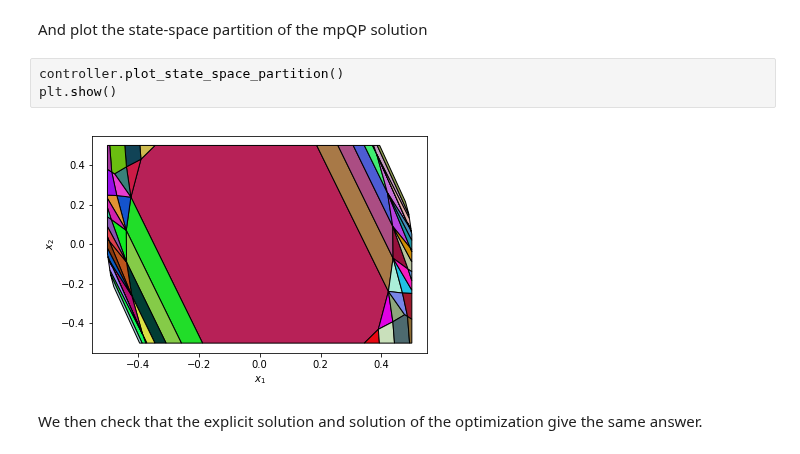
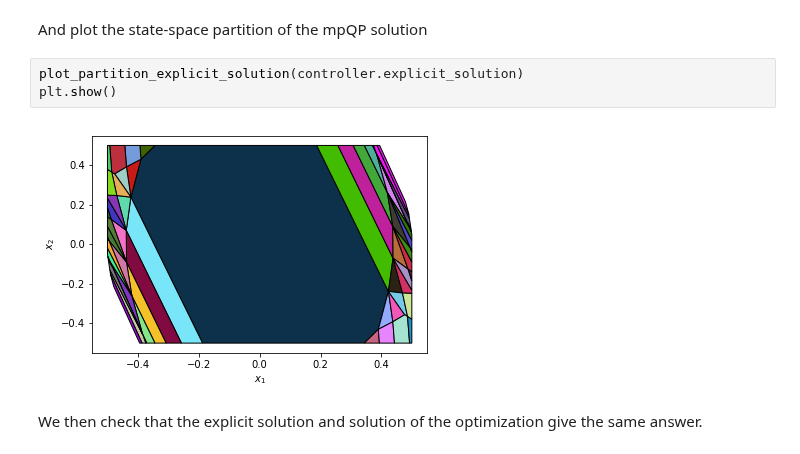
Before and after one commit to TobiaMarcucci/pympc, a Jupyter notebook: examples/linear_mpc.ipynb, the cells around one changed output. Drawn from its saved outputs; the diff is of its cells as text.

```diff
--- a/examples/linear_mpc.ipynb
+++ b/examples/linear_mpc.ipynb
@@ -166,11 +172,11 @@ Wrong active-set guess: unfeasible sample.
 Explicit solution found, CRs are: 71.
 # %% [markdown]
 And plot the state-space partition of the mpQP solution
-# %%
-controller.plot_state_space_partition()
-plt.show()
-# %% [output]
-[figure, removed]
+# %%
+plot_partition_explicit_solution(controller.explicit_solution)
+plt.show()
+# %% [output]
+[figure, added]
 # %% [markdown]
 We then check that the explicit solution and solution of the optimization give the same answer.
 # %%
```
Also changed, not shown: parts of 4 cells of this notebook, 8 other files.
